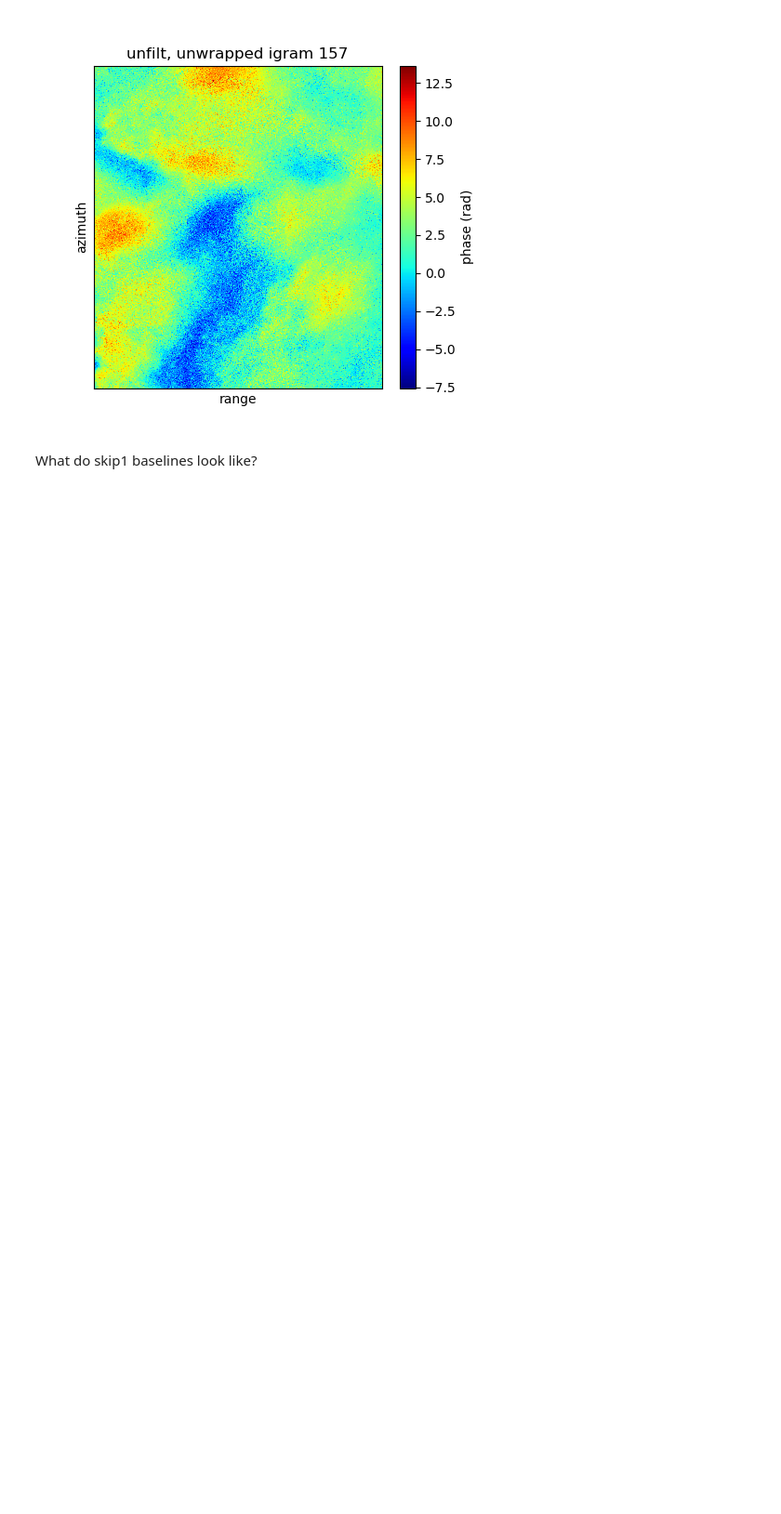
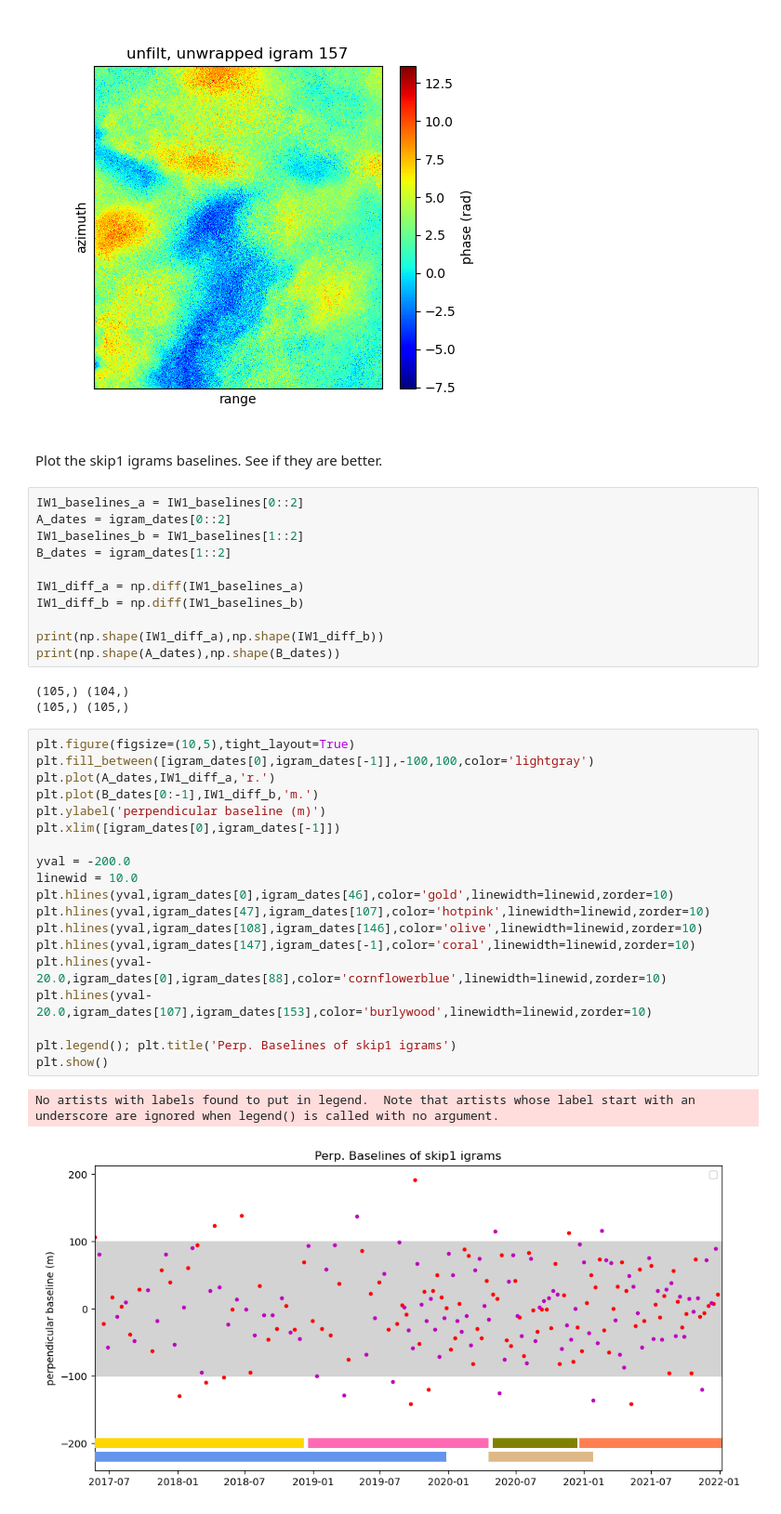
Before and after one commit to opaschall/LagunaSalada, a Jupyter notebook: 1_igrams/baselines.ipynb, the cells around one changed output. Shown at 93% size. Cells and saved outputs as stored; diff of their text form; blank space fills up the shorter version.

```diff
--- a/1_igrams/baselines.ipynb
+++ b/1_igrams/baselines.ipynb
@@ -174,5 +185,41 @@ plt.xlabel('range'); plt.ylabel('azimuth'); plt.title('unfilt, unwrapped igram '
 plt.colorbar(label='phase (rad)'); plt.show()
 # %% [output]
 [figure]
-# %% [markdown]
-What do skip1 baselines look like?
+# %% [markdown]
+Plot the skip1 igrams baselines. See if they are better.
+# %%
+IW1_baselines_a = IW1_baselines[0::2]
+A_dates = igram_dates[0::2]
+IW1_baselines_b = IW1_baselines[1::2]
+B_dates = igram_dates[1::2]
+
+IW1_diff_a = np.diff(IW1_baselines_a)
+IW1_diff_b = np.diff(IW1_baselines_b)
+
+print(np.shape(IW1_diff_a),np.shape(IW1_diff_b))
+print(np.shape(A_dates),np.shape(B_dates))
+# %% [output]
+(105,) (104,)
+(105,) (105,)
+# %%
+plt.figure(figsize=(10,5),tight_layout=True)
+plt.fill_between([igram_dates[0],igram_dates[-1]],-100,100,color='lightgray')
+plt.plot(A_dates,IW1_diff_a,'r.')
+plt.plot(B_dates[0:-1],IW1_diff_b,'m.')
+plt.ylabel('perpendicular baseline (m)')
+plt.xlim([igram_dates[0],igram_dates[-1]])
+
+yval = -200.0
+linewid = 10.0
+plt.hlines(yval,igram_dates[0],igram_dates[46],color='gold',linewidth=linewid,zorder=10)
+plt.hlines(yval,igram_dates[47],igram_dates[107],color='hotpink',linewidth=linewid,zorder=10)
+plt.hlines(yval,igram_dates[108],igram_dates[146],color='olive',linewidth=linewid,zorder=10)
+plt.hlines(yval,igram_dates[147],igram_dates[-1],color='coral',linewidth=linewid,zorder=10)
+plt.hlines(yval-20.0,igram_dates[0],igram_dates[88],color='cornflowerblue',linewidth=linewid,zorder=10)
+plt.hlines(yval-20.0,igram_dates[107],igram_dates[153],color='burlywood',linewidth=linewid,zorder=10)
+
+plt.legend(); plt.title('Perp. Baselines of skip1 igrams')
+plt.show()
+# %% [output]
+No artists with labels found to put in legend.  Note that artists whose label start with an underscore are ignored when legend() is called with no argument.
+[figure, added]
```
Also changed, not shown: parts of 11 cells of this notebook, 40 other files.
